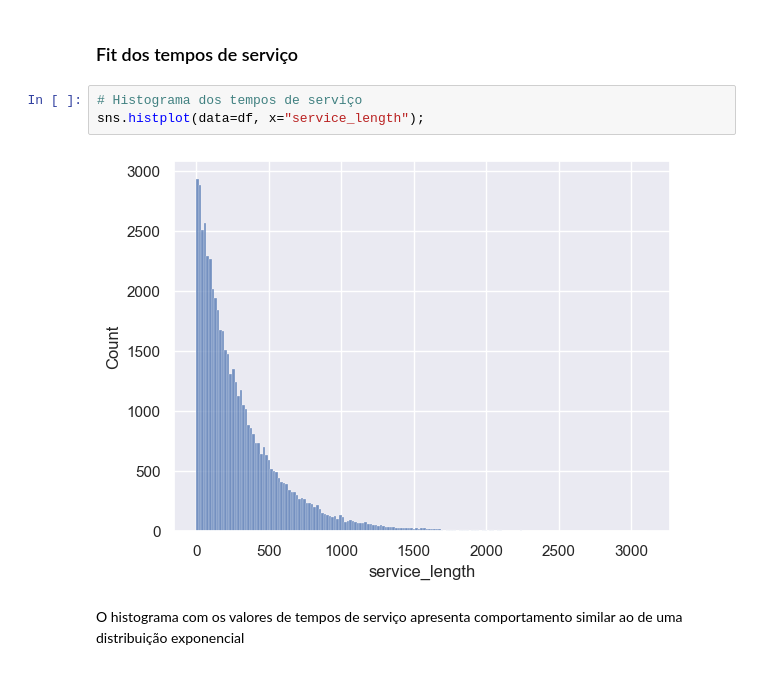
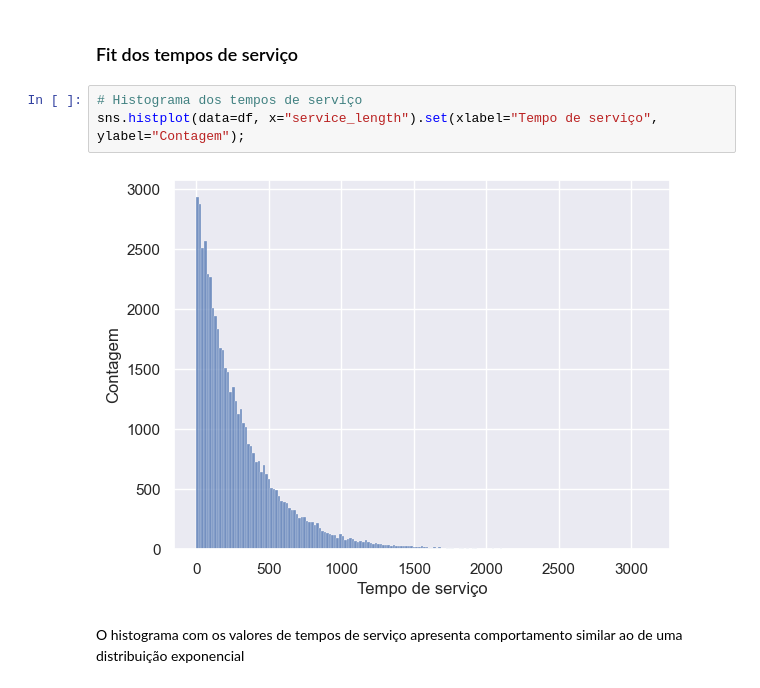
Before and after one commit to lucasgmalheiros/projeto-simulacao, a Jupyter notebook: analise_simulacao.ipynb, the cells around one changed output. Cells and saved outputs as stored; diff of their text form.

Commit message:
Fit dos tempos serviços

```diff
--- a/analise_simulacao.ipynb
+++ b/analise_simulacao.ipynb
@@ -286,9 +286,9 @@ O teste mostra que os tempos de espera até abril seguem uma mesma distribuiçã
 ### Fit dos tempos de serviço
 # %%
 # Histograma dos tempos de serviço
-sns.histplot(data=df, x="service_length");
+sns.histplot(data=df, x="service_length").set(xlabel="Tempo de serviço", ylabel="Contagem");
 # %% [output]
-[figure, old version]
+[figure, new version]
 # %% [markdown]
 O histograma com os valores de tempos de serviço apresenta comportamento similar ao de uma distribuição exponencial
 # %%
```
Also changed, not shown: 3 other files.
